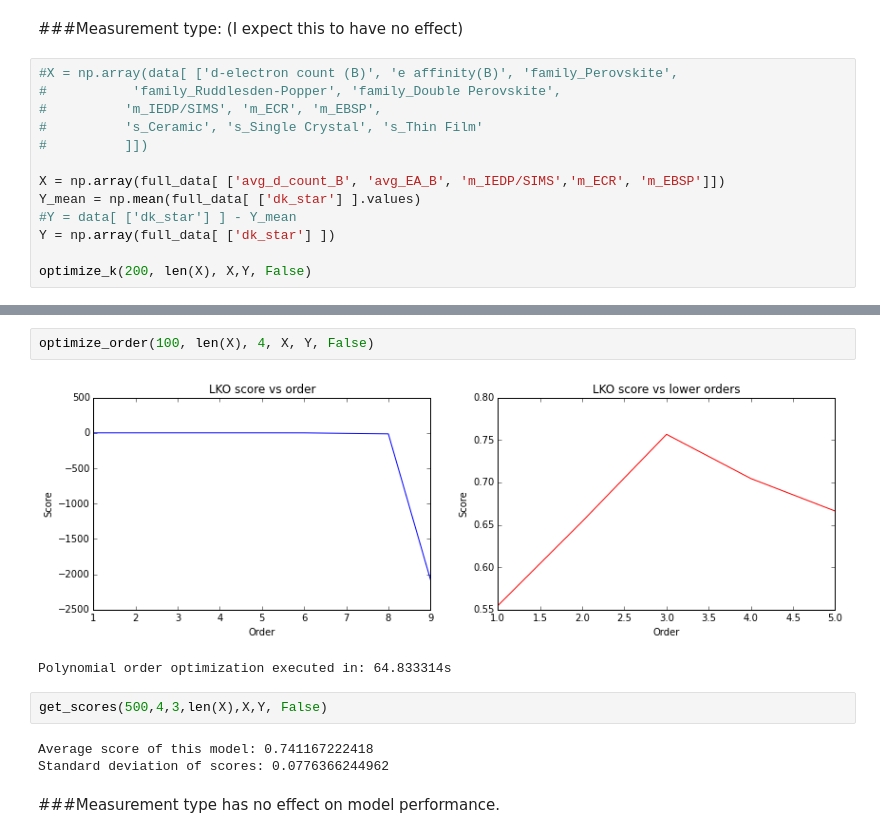
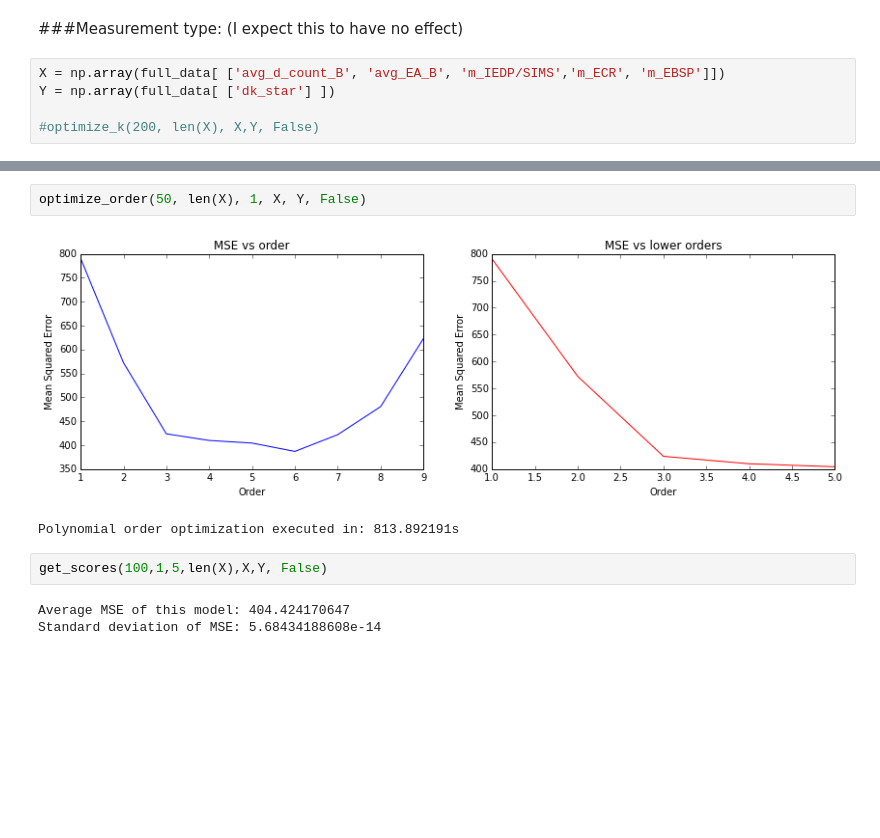
Before and after one commit to alex-miller-0/masters_notebooks, a Jupyter notebook: python/2_leave_k_out_3_categories.ipynb, the cells around one changed output, grey strips where cells are left out. Saved outputs shown, nothing was run; the diff lists cells and outputs as text; blank space fills up the shorter version.

```diff
--- a/python/2_leave_k_out_3_categories.ipynb
+++ b/python/2_leave_k_out_3_categories.ipynb
@@ -148,15 +130,7 @@ Standard deviation of scores: 0.055731573939
 ###Measurement type:
 (I expect this to have no effect)
 # %%
-#X = np.array(data[ ['d-electron count (B)', 'e affinity(B)', 'family_Perovskite',
-#           'family_Ruddlesden-Popper', 'family_Double Perovskite',
-#          'm_IEDP/SIMS', 'm_ECR', 'm_EBSP',
-#          's_Ceramic', 's_Single Crystal', 's_Thin Film'
-#          ]])
-
 X = np.array(full_data[ ['avg_d_count_B', 'avg_EA_B', 'm_IEDP/SIMS','m_ECR', 'm_EBSP']])
-Y_mean = np.mean(full_data[ ['dk_star'] ].values)
-#Y = data[ ['dk_star'] ] - Y_mean
 Y = np.array(full_data[ ['dk_star'] ])
 
-optimize_k(200, len(X), X,Y, False)
+#optimize_k(200, len(X), X,Y, False)
@@ -166,12 +137,10 @@ k optmization executed in: 17.787869s
 # %%
-optimize_order(100, len(X), 4, X, Y, False)
+optimize_order(50, len(X), 1, X, Y, False)
 # %% [output]
-[figure, old version]
+[figure, new version]
-Polynomial order optimization executed in: 64.833314s
+Polynomial order optimization executed in: 813.892191s
 # %%
-get_scores(500,4,3,len(X),X,Y, False)
+get_scores(100,1,5,len(X),X,Y, False)
 # %% [output]
-Average score of this model: 0.741167222418
-Standard deviation of scores: 0.0776366244962
+Average MSE of this model: 404.424170647
+Standard deviation of MSE: 5.68434188608e-14
-# %% [markdown]
-###Measurement type has no effect on model performance.
```
Also changed, not shown: parts of 29 cells of this notebook, 28 other files.
